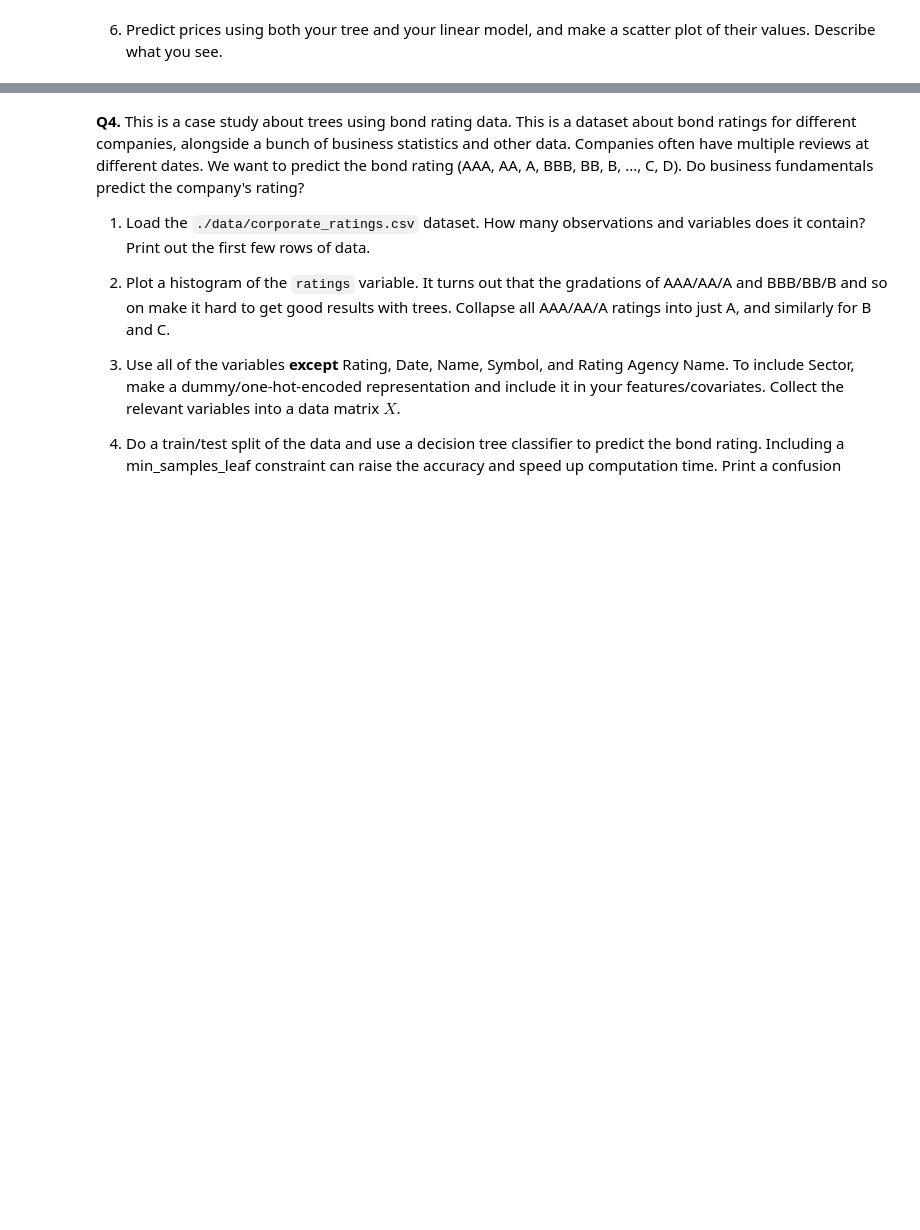
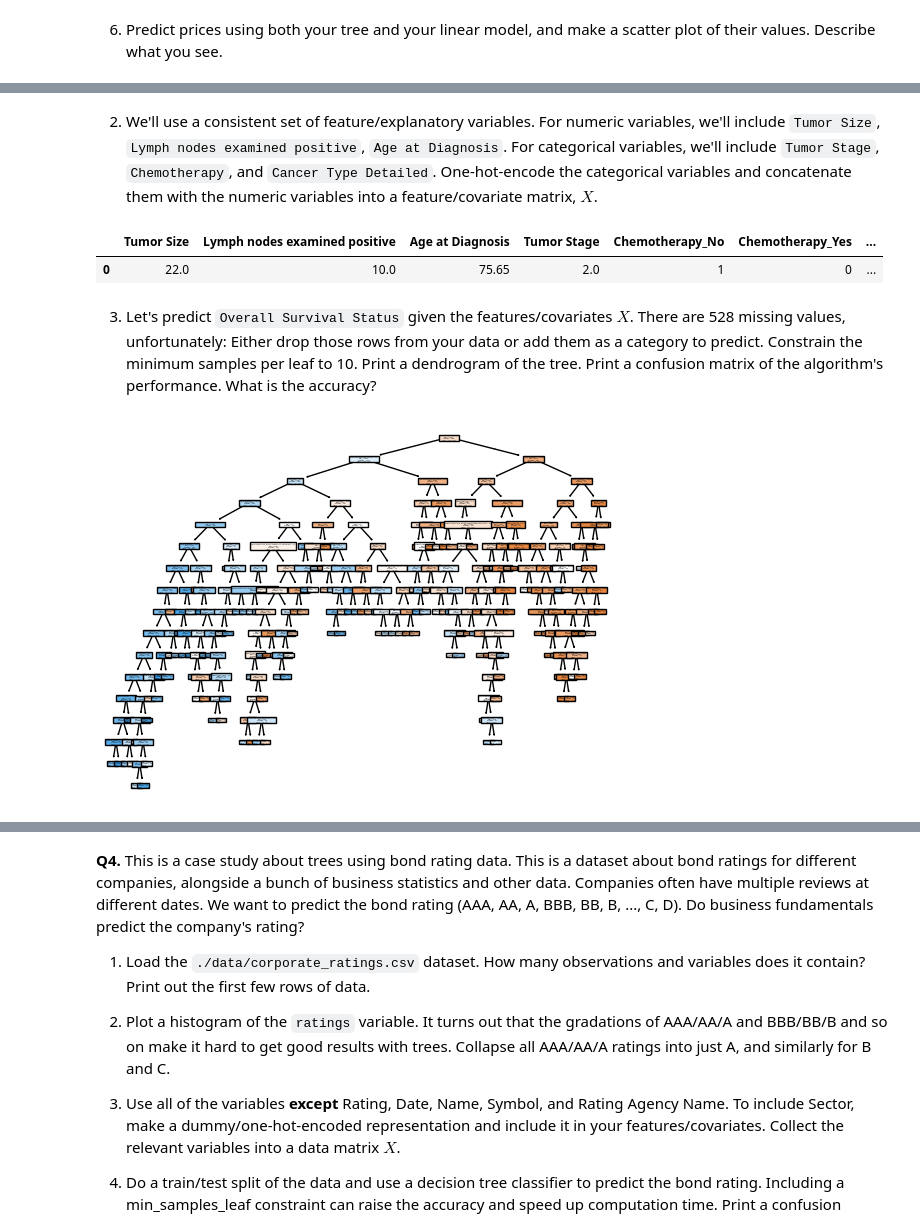
Before and after one commit to mgh2xx/trees, a Jupyter notebook: assignment/assignment.ipynb, the cells around one changed output, grey strips where cells are left out. Drawn from its saved outputs; the diff is of its cells as text; code cells hidden in the pictures; blank space fills up the shorter version.

```diff
--- a/assignment/assignment.ipynb
+++ b/assignment/assignment.ipynb
@@ -165,0 +178,12 @@ plt.show()
+# %%
+df = pd.read_csv("./data/Breast Cancer METABRIC.csv")
+
+print(f'{df.shape[0]} Observations\n{df.shape[1]} Variables\n')
+
+print("First 5 Variables:")
+for col in df.columns[:5]:
+    print(col)
+
+print()
+
+df.head(2)
@@ -165,0 +204,32 @@ plt.show()
+# %% [markdown]
+2.  We'll use a consistent set of feature/explanatory variables. For numeric variables, we'll include `Tumor Size`, `Lymph nodes examined positive`, `Age at Diagnosis`. For categorical variables, we'll include `Tumor Stage`, `Chemotherapy`, and `Cancer Type Detailed`. One-hot-encode the categorical variables and concatenate them with the numeric variables into a feature/covariate matrix, $X$.
+# %%
+nums = df.loc[:, ["Tumor Size", "Lymph nodes examined positive", "Age at Diagnosis"]]
+dummies = pd.get_dummies(data = df.loc[:, ["Tumor Stage", "Chemotherapy", "Cancer Type Detailed"]], dtype = 'int')
+X = pd.concat([nums, dummies], axis = 1)
+X.head(1)
+# %% [output]
+|  | Tumor Size | Lymph nodes examined positive | Age at Diagnosis | Tumor Stage | Chemotherapy_No | Chemotherapy_Yes | ... |
+| 0 | 22.0 | 10.0 | 75.65 | 2.0 | 1 | 0 | ... |
+# %% [markdown]
+3. Let's predict `Overall Survival Status` given the features/covariates $X$. There are 528 missing values, unfortunately: Either drop those rows from your data or add them as a category to predict. Constrain the minimum samples per leaf to 10. Print a dendrogram of the tree. Print a confusion matrix of the algorithm's performance. What is the accuracy?
+# %%
+from sklearn.tree import DecisionTreeClassifier
+
+y = df.loc[:, ["Overall Survival Status"]]
+temp = pd.concat([X, y], axis = 1)
+temp = temp.dropna(subset = ["Overall Survival Status"])
+
+X = temp.drop(columns = ["Overall Survival Status"])
+y = temp.loc[:, ["Overall Survival Status"]]
+y = y["Overall Survival Status"].map({"Living": 1, "Deceased": 0})
+
+cart = DecisionTreeClassifier(min_samples_leaf = 10).fit(X, y)
+# %%
+var_names = cart.feature_names_in_
+
+plt.figure()
+plot_tree(cart, filled = True, feature_names = var_names)
+plt.show()
+# %% [output]
+[figure, added]
```
Also changed, not shown: parts of 17 cells of this notebook, 1 other file.
